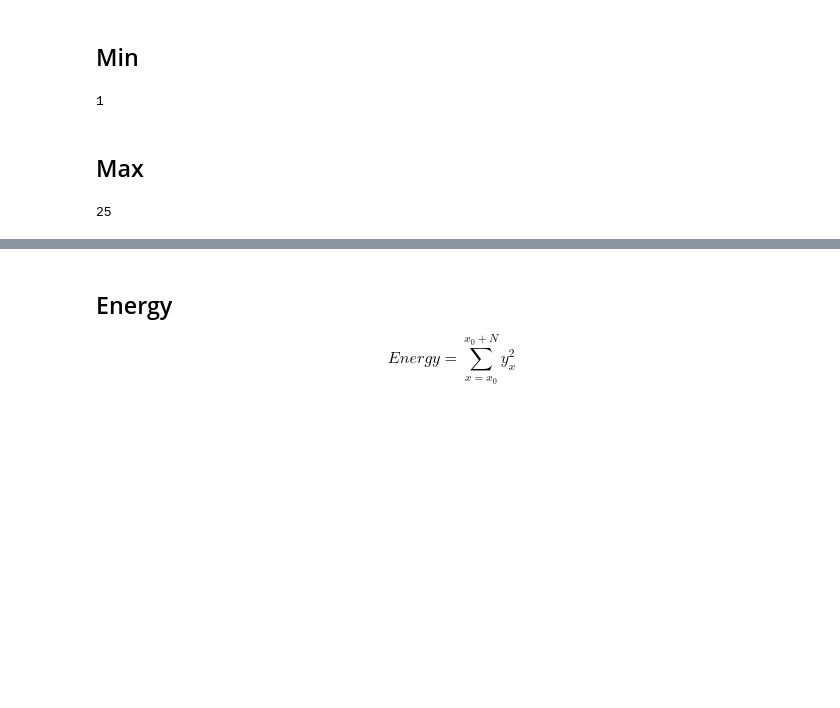
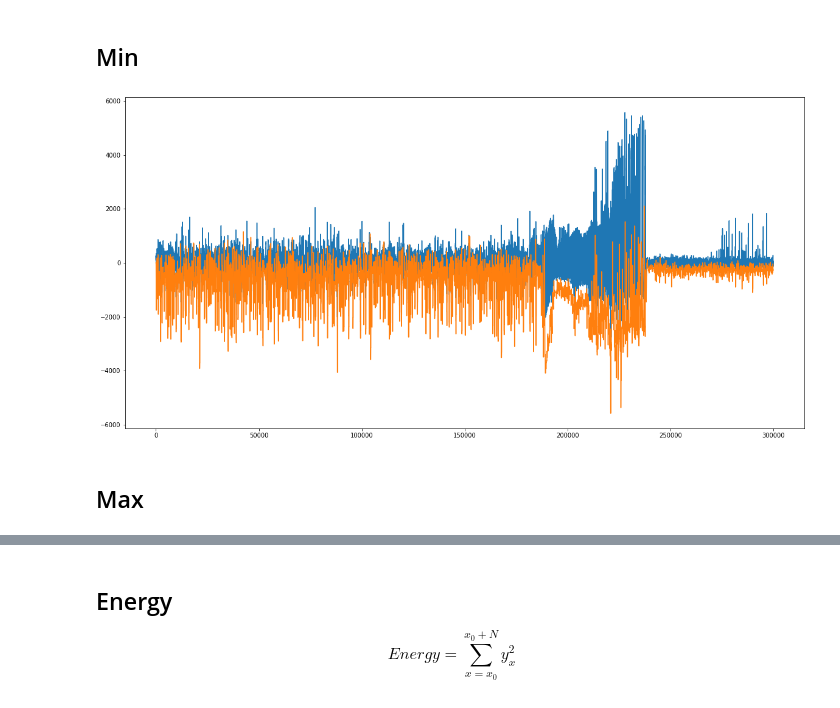
Before and after one commit to sinitame/ieeg-ml-project, a Jupyter notebook: notebooks/implemented_features.ipynb, the cells around one changed output, grey strips where cells are left out. Saved outputs shown, nothing was run; the diff lists cells and outputs as text; code cells hidden in the pictures; blank space fills up the shorter version.

```diff
--- a/notebooks/implemented_features.ipynb
+++ b/notebooks/implemented_features.ipynb
@@ -8,18 +21,29 @@ x = np.array([1,1,1,2,2,2,5,25,1,1])
+# %%
+num_sensors = len(eegs[0][0])
+ordered_power_eeg = top_signals(eegs, ranges, top=num_sensors, id_seizure = None)
+max_power_eeg = ordered_power_eeg[0]
+min_power_eeg = ordered_power_eeg[-1]
+# %%
+signal = eegs[0][1][max_power_eeg].T
+# %%
+window_size = 128
+step_size = 64
+indexes = convert_sample_ranges_to_window_ranges(ranges,window_size,step_size,1843200)
 # %% [markdown]
 ## Min
 # %%
 def calculate_min(signal):
     return np.min(signal)
-# %%
-print(calculate_min(x))
-# %% [output]
-1
+# %%
+min_feature = calculate_feature(eegs, window_size, step_size, calculate_min, max_power_eeg)
+min_feature_example = min_feature[0][1]
+scaled_min_feature = scale_signal(min_feature_example, window_size, step_size)
+# %%
+plot_feature(signal, scaled_min_feature, 0, 300000)
+# %% [output]
+[figure, added]
 # %% [markdown]
 ## Max
 # %%
 def calculate_max(signal):
     return np.max(signal)
-# %%
-print(calculate_max(x))
-# %% [output]
-25
```
Also changed, not shown: parts of 41 cells of this notebook.
